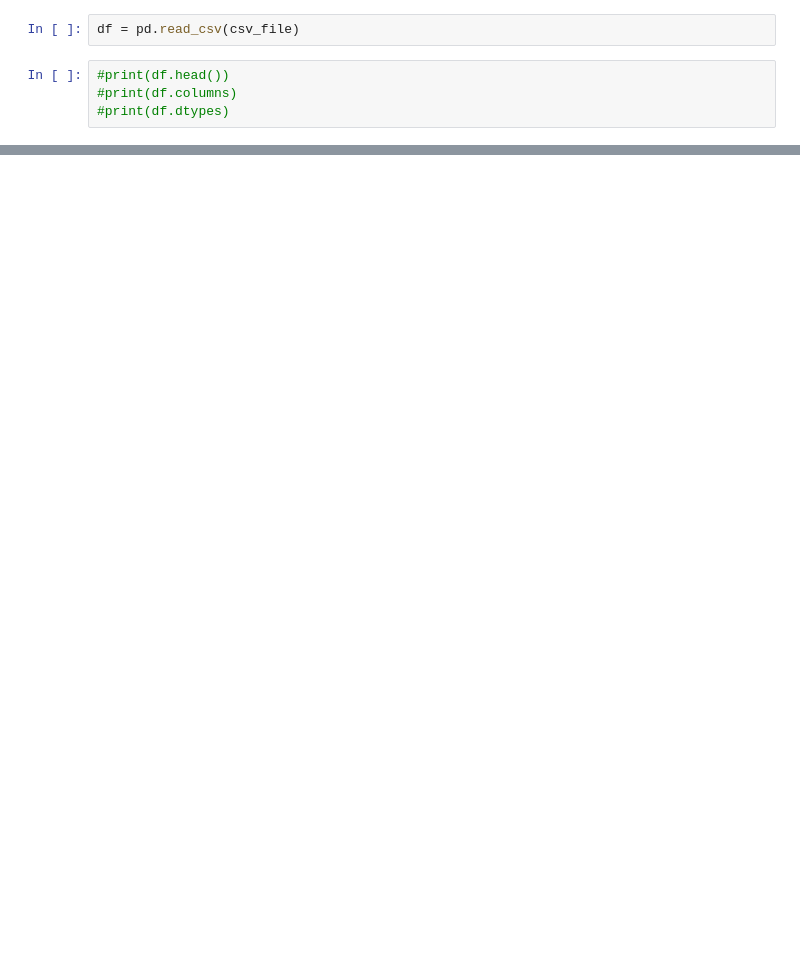
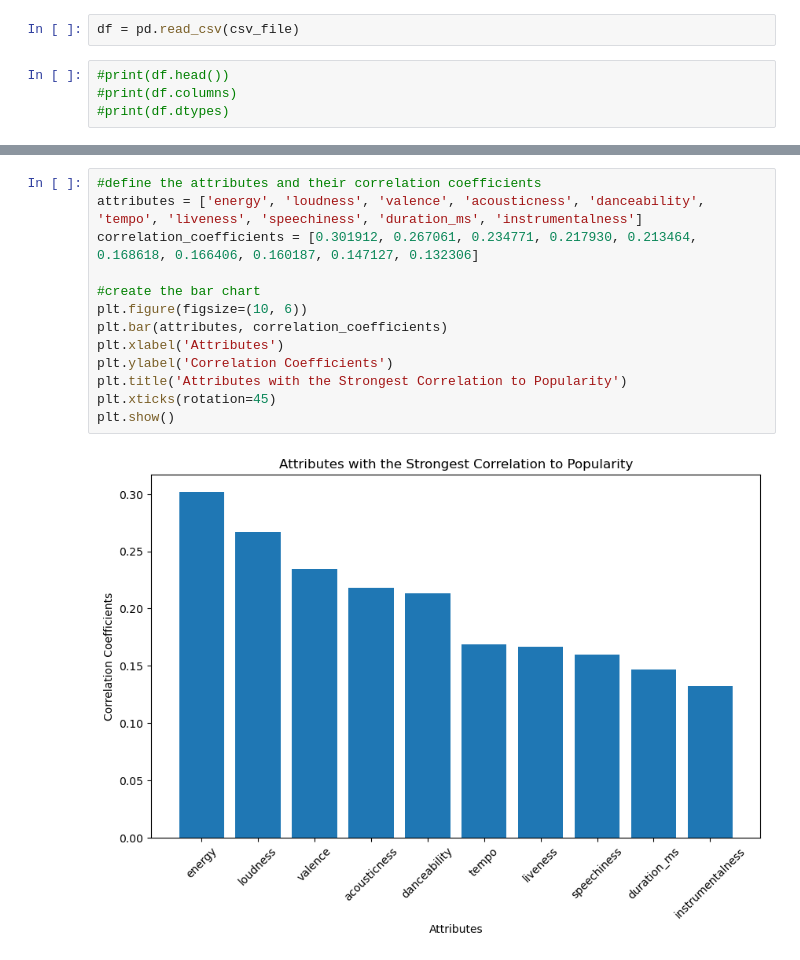
Before and after one commit to Ifaxox/Project-1-Data_Vis_Spotify, a Jupyter notebook: Final.analysis.ipynb, the cells around one changed output, grey strips where cells are left out. Cells and saved outputs as stored; diff of their text form; blank space fills up the shorter version.

```diff
--- a/Final.analysis.ipynb
+++ b/Final.analysis.ipynb
@@ -11,0 +29,15 @@ df = pd.read_csv(csv_file)
+# %%
+#define the attributes and their correlation coefficients
+attributes = ['energy', 'loudness', 'valence', 'acousticness', 'danceability', 'tempo', 'liveness', 'speechiness', 'duration_ms', 'instrumentalness']
+correlation_coefficients = [0.301912, 0.267061, 0.234771, 0.217930, 0.213464, 0.168618, 0.166406, 0.160187, 0.147127, 0.132306]
+
+#create the bar chart
+plt.figure(figsize=(10, 6))
+plt.bar(attributes, correlation_coefficients)
+plt.xlabel('Attributes')
+plt.ylabel('Correlation Coefficients')
+plt.title('Attributes with the Strongest Correlation to Popularity')
+plt.xticks(rotation=45)
+plt.show()
+# %% [output]
+[figure, added]
```
Also changed, not shown: parts of 6 cells of this notebook.
